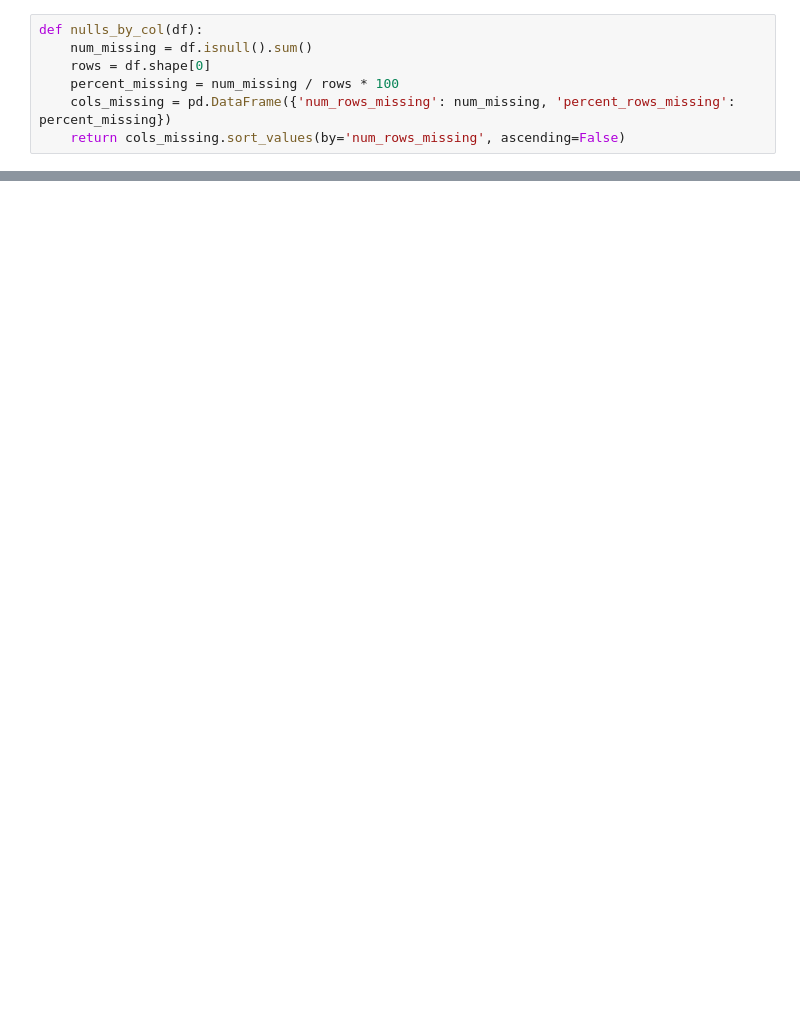
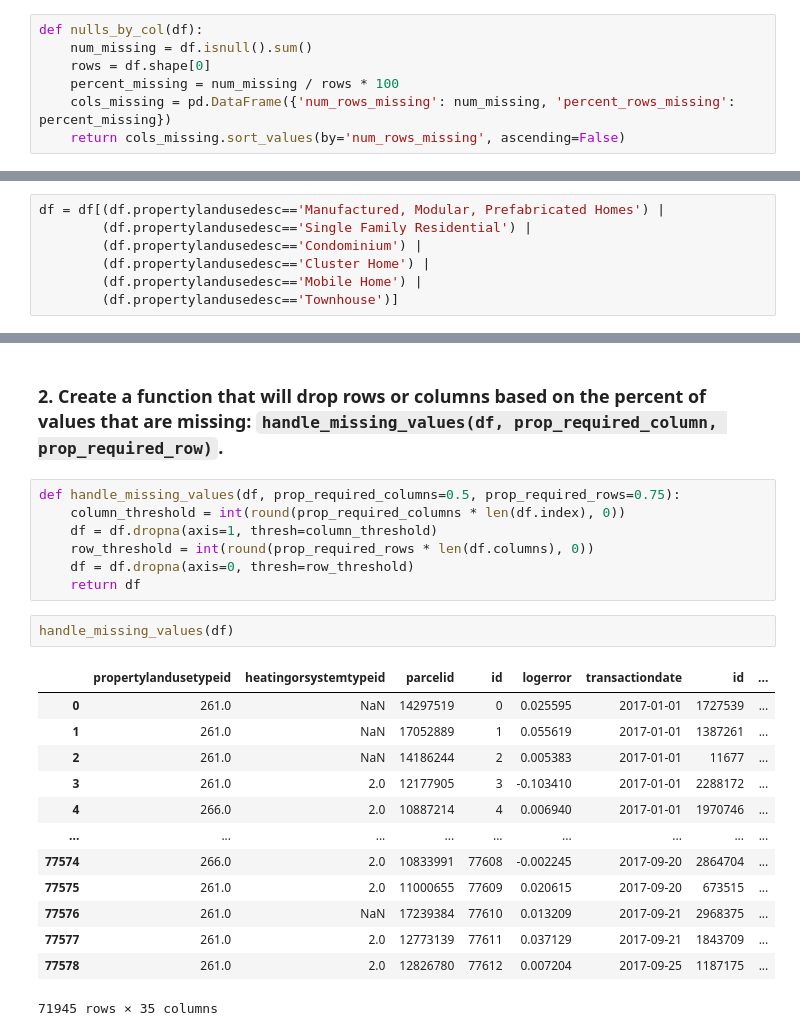
Before and after one commit to markydoug/clustering-exercises, a Jupyter notebook: zillow.ipynb, the cells around one changed output, grey strips where cells are left out. Cells and saved outputs as stored; diff of their text form; blank space fills up the shorter version.

````diff
--- a/zillow.ipynb
+++ b/zillow.ipynb
@@ -116,0 +207,7 @@ nulls_by_col(df)
+# %%
+df = df[(df.propertylandusedesc=='Manufactured, Modular, Prefabricated Homes') |
+        (df.propertylandusedesc=='Single Family Residential') |
+        (df.propertylandusedesc=='Condominium') |
+        (df.propertylandusedesc=='Cluster Home') |
+        (df.propertylandusedesc=='Mobile Home') |
+        (df.propertylandusedesc=='Townhouse')]
@@ -116,0 +230,25 @@ nulls_by_col(df)
+# %% [markdown]
+### 2. Create a function that will drop rows or columns based on the percent of values that are missing: ```handle_missing_values(df, prop_required_column, prop_required_row)```.
+# %%
+def handle_missing_values(df, prop_required_columns=0.5, prop_required_rows=0.75):
+    column_threshold = int(round(prop_required_columns * len(df.index), 0))
+    df = df.dropna(axis=1, thresh=column_threshold)
+    row_threshold = int(round(prop_required_rows * len(df.columns), 0))
+    df = df.dropna(axis=0, thresh=row_threshold)
+    return df
+# %%
+handle_missing_values(df)
+# %% [output]
+|  | propertylandusetypeid | heatingorsystemtypeid | parcelid | id | logerror | transactiondate | id | ... |
+| 0 | 261.0 | NaN | 14297519 | 0 | 0.025595 | 2017-01-01 | 1727539 | ... |
+| 1 | 261.0 | NaN | 17052889 | 1 | 0.055619 | 2017-01-01 | 1387261 | ... |
+| 2 | 261.0 | NaN | 14186244 | 2 | 0.005383 | 2017-01-01 | 11677 | ... |
+| 3 | 261.0 | 2.0 | 12177905 | 3 | -0.103410 | 2017-01-01 | 2288172 | ... |
+| 4 | 266.0 | 2.0 | 10887214 | 4 | 0.006940 | 2017-01-01 | 1970746 | ... |
+| ... | ... | ... | ... | ... | ... | ... | ... | ... |
+| 77574 | 266.0 | 2.0 | 10833991 | 77608 | -0.002245 | 2017-09-20 | 2864704 | ... |
+| 77575 | 261.0 | 2.0 | 11000655 | 77609 | 0.020615 | 2017-09-20 | 673515 | ... |
+| 77576 | 261.0 | NaN | 17239384 | 77610 | 0.013209 | 2017-09-21 | 2968375 | ... |
+| 77577 | 261.0 | 2.0 | 12773139 | 77611 | 0.037129 | 2017-09-21 | 1843709 | ... |
+| 77578 | 261.0 | 2.0 | 12826780 | 77612 | 0.007204 | 2017-09-25 | 1187175 | ... |
+71945 rows × 35 columns
````
Also changed, not shown: parts of 23 cells of this notebook.
